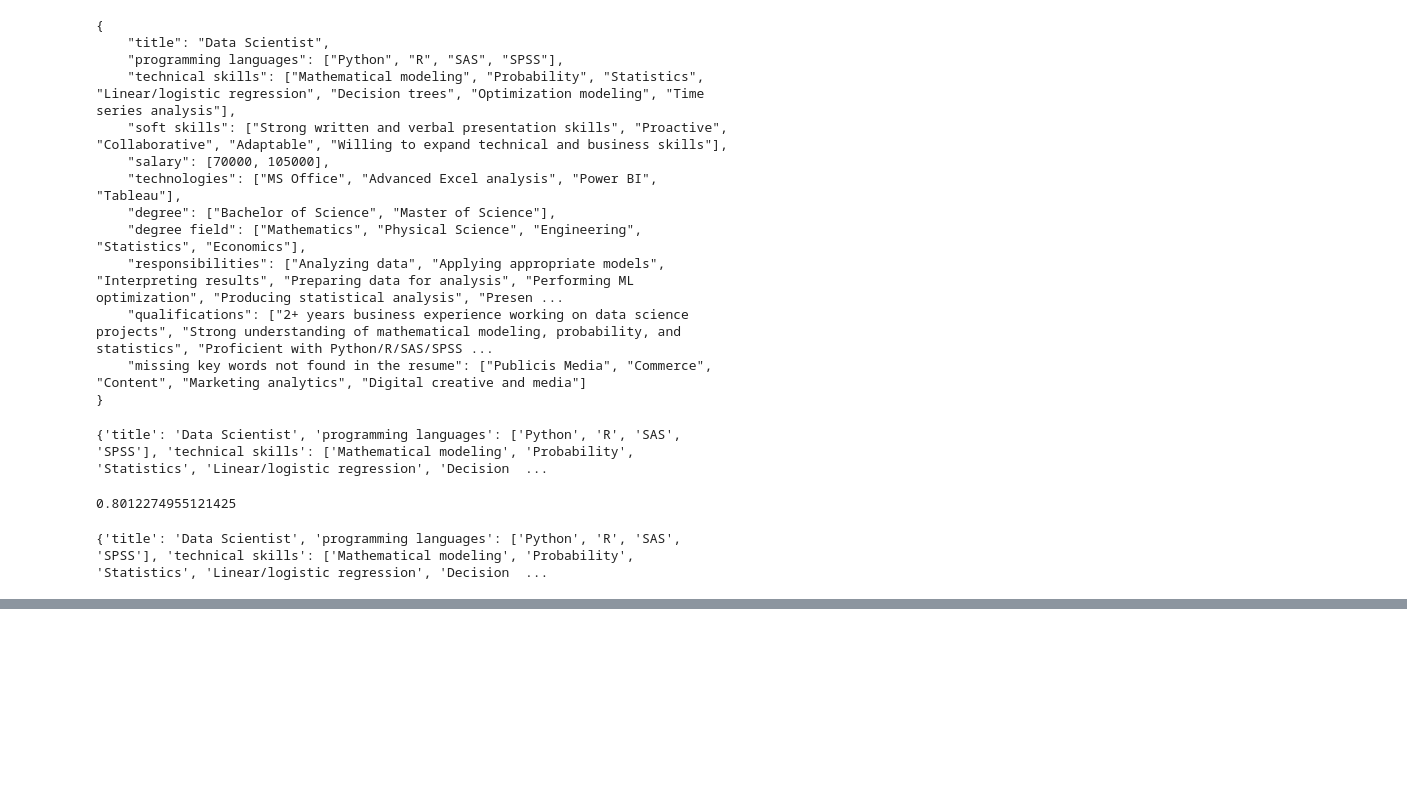
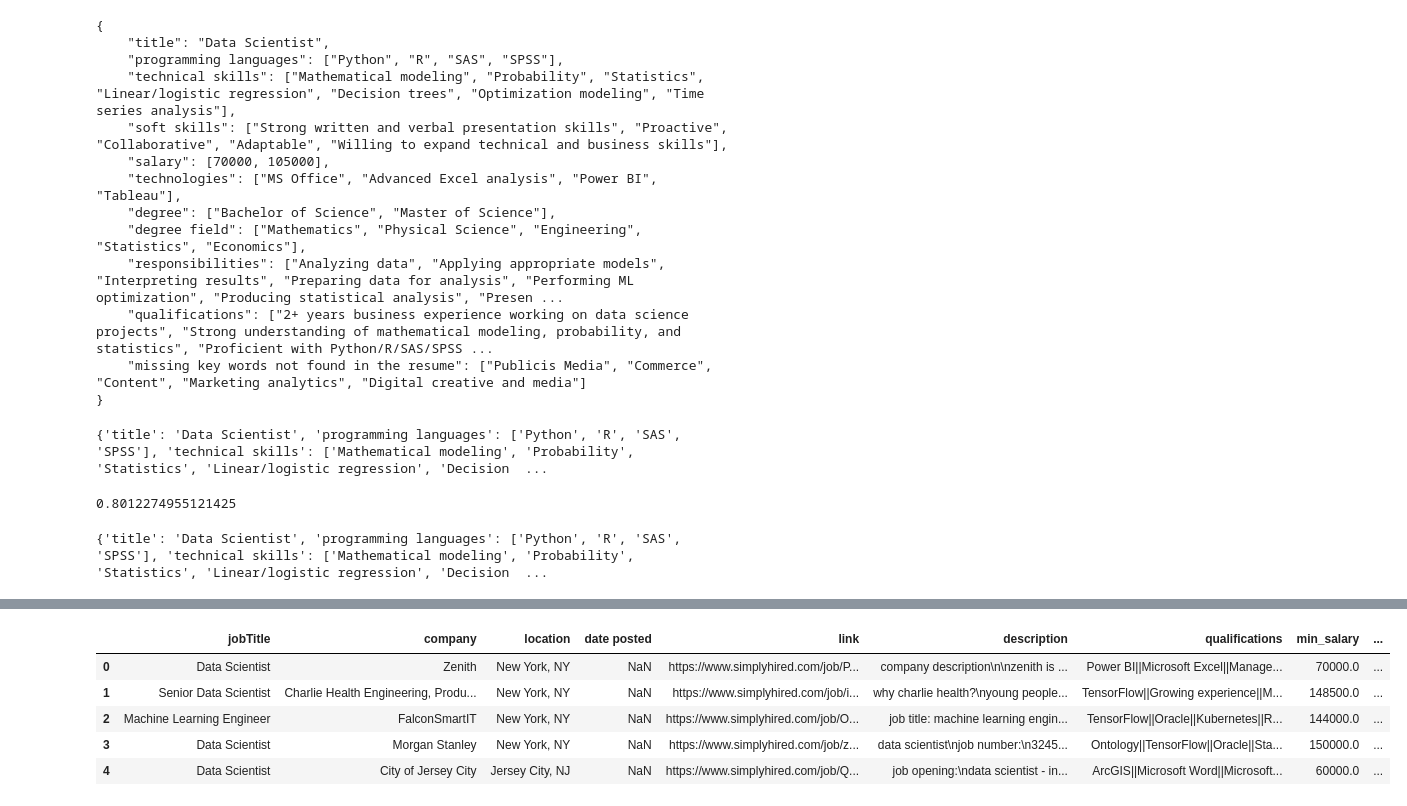
Before and after one commit to sahleone/Selenium-Webscraping, a Jupyter notebook: ats.ipynb, the cells around one changed output, grey strips where cells are left out. Cells and saved outputs as stored; diff of their text form; code cells hidden in the pictures; blank space fills up the shorter version.

```diff
--- a/ats.ipynb
+++ b/ats.ipynb
@@ -150,0 +223,10 @@ print(result)
+# %%
+df = pd.read_csv('data\df_all.csv')
+df.head()
+# %% [output]
+|  | jobTitle | company | location | date posted | link | description | qualifications | min_salary | ... |
+| 0 | Data Scientist | Zenith | New York, NY | NaN | https://www.simplyhired.com/job/P... | company description\n\nzenith is ... | Power BI||Microsoft Excel||Manage... | 70000.0 | ... |
+| 1 | Senior Data Scientist | Charlie Health Engineering, Produ... | New York, NY | NaN | https://www.simplyhired.com/job/i... | why charlie health?\nyoung people... | TensorFlow||Growing experience||M... | 148500.0 | ... |
+| 2 | Machine Learning Engineer | FalconSmartIT | New York, NY | NaN | https://www.simplyhired.com/job/O... | job title: machine learning engin... | TensorFlow||Oracle||Kubernetes||R... | 144000.0 | ... |
+| 3 | Data Scientist | Morgan Stanley | New York, NY | NaN | https://www.simplyhired.com/job/z... | data scientist\njob number:\n3245... | Ontology||TensorFlow||Oracle||Sta... | 150000.0 | ... |
+| 4 | Data Scientist | City of Jersey City | Jersey City, NJ | NaN | https://www.simplyhired.com/job/Q... | job opening:\ndata scientist - in... | ArcGIS||Microsoft Word||Microsoft... | 60000.0 | ... |
```
Also changed, not shown: parts of 14 cells of this notebook, 3 other files.
